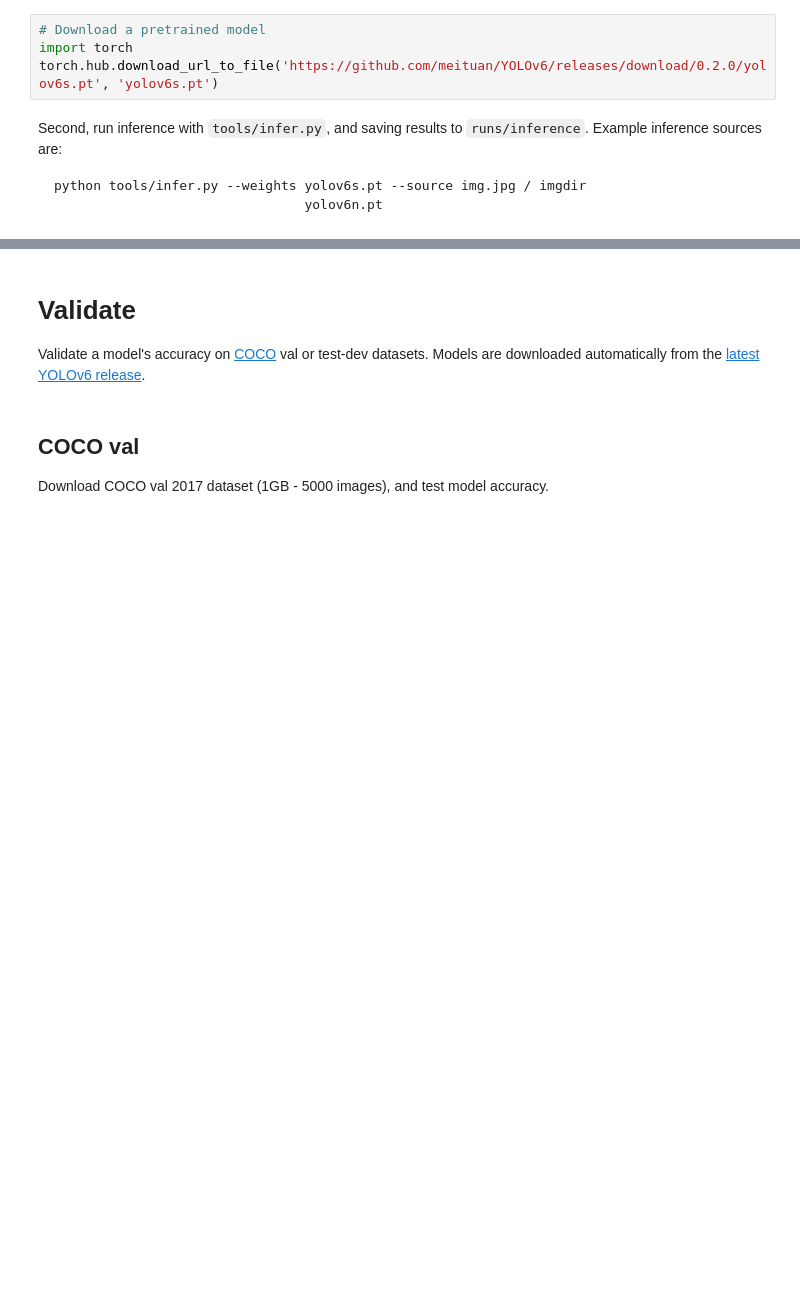
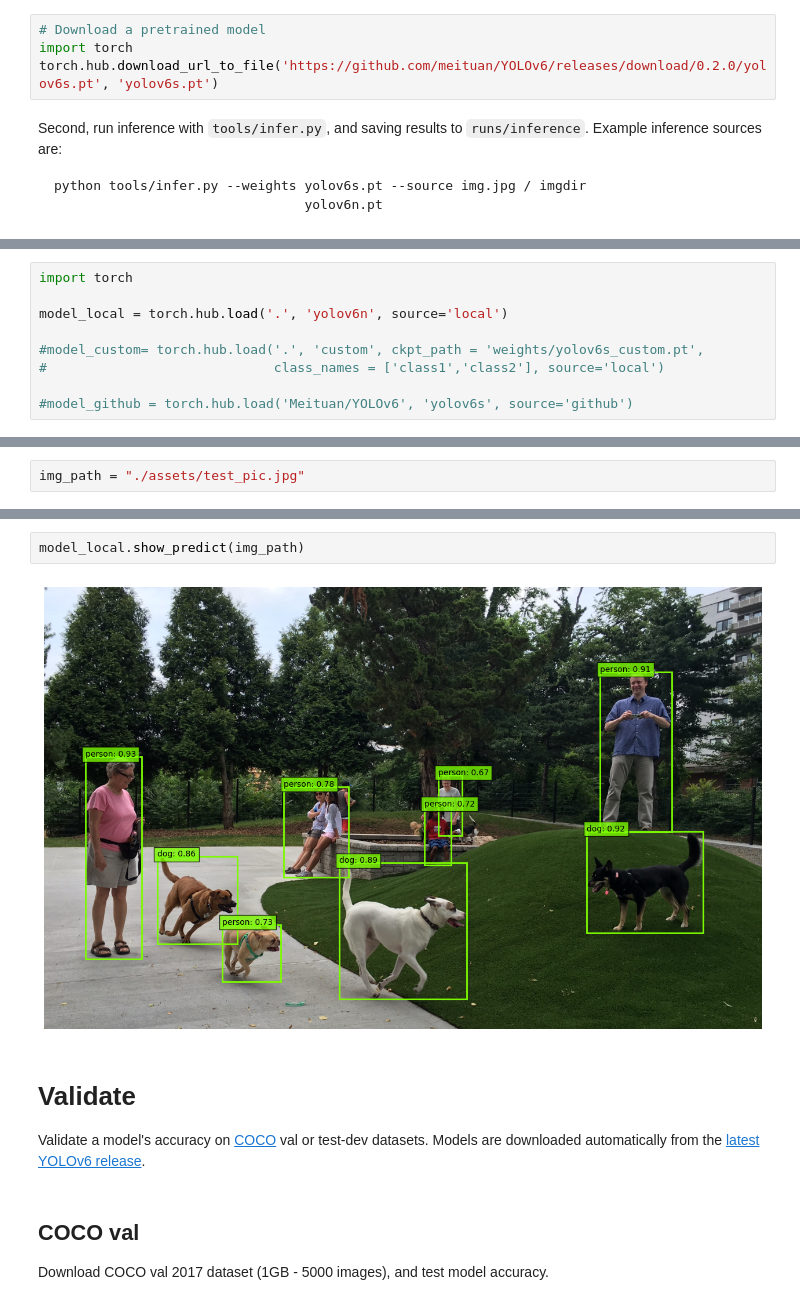
Before and after one commit to meituan/YOLOv6, a Jupyter notebook: turtorial.ipynb, the cells around one changed output, grey strips where cells are left out. Cells and saved outputs as stored; diff of their text form; blank space fills up the shorter version.

```diff
--- a/turtorial.ipynb
+++ b/turtorial.ipynb
@@ -70,0 +48,9 @@ Results saved to runs/inference/exp
+# %%
+import torch
+
+model_local = torch.hub.load('.', 'yolov6n', source='local')
+
+#model_custom= torch.hub.load('.', 'custom', ckpt_path = 'weights/yolov6s_custom.pt',
+#                             class_names = ['class1','class2'], source='local')
+
+#model_github = torch.hub.load('Meituan/YOLOv6', 'yolov6s', source='github')
@@ -70,0 +61,2 @@ Results saved to runs/inference/exp
+# %%
+img_path = "./assets/test_pic.jpg"
@@ -71,3 +85,7 @@ Results saved to runs/inference/exp
+# %%
+model_local.show_predict(img_path)
+# %% [output]
+[figure, added]
 # %% [markdown]
 # Validate
 Validate a model's accuracy on [COCO](https://cocodataset.org/#home) val or test-dev datasets. Models are downloaded automatically from the [latest YOLOv6 release](https://github.com/meituan/YOLOv6/releases).
```
Also changed, not shown: parts of 8 cells of this notebook, 2 other files.
